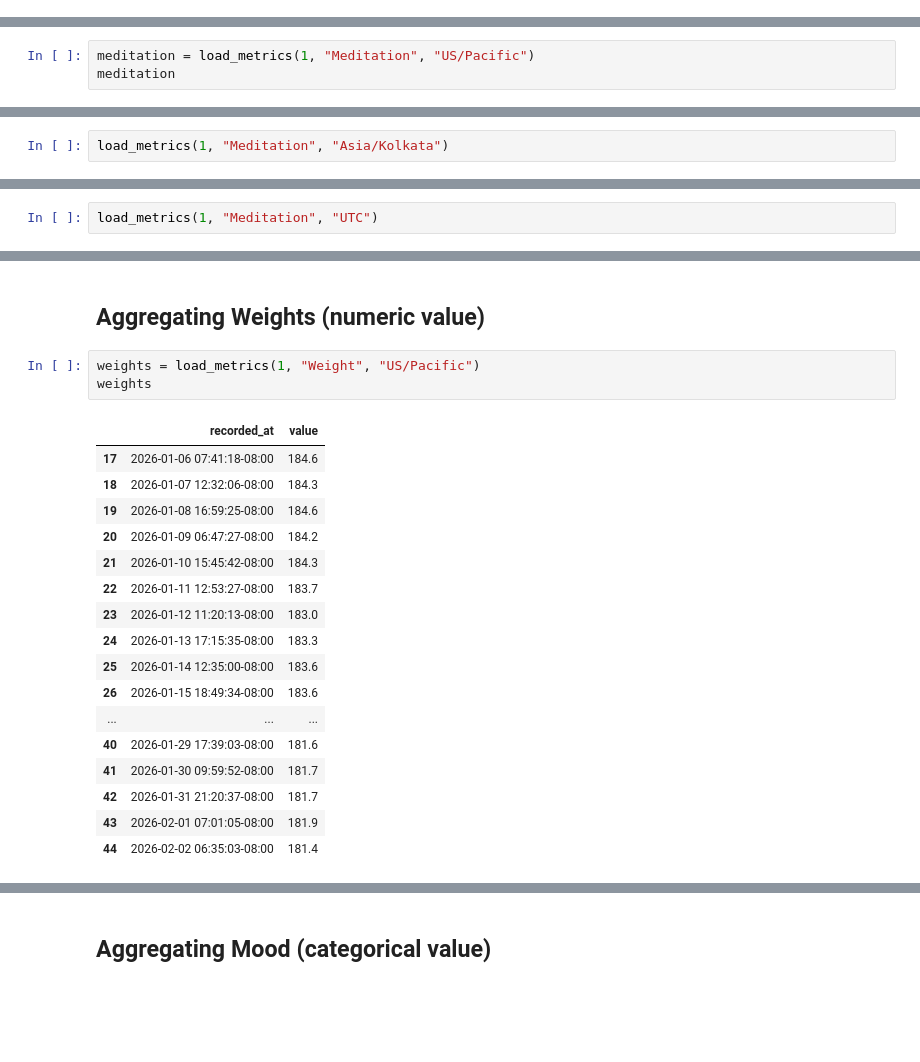
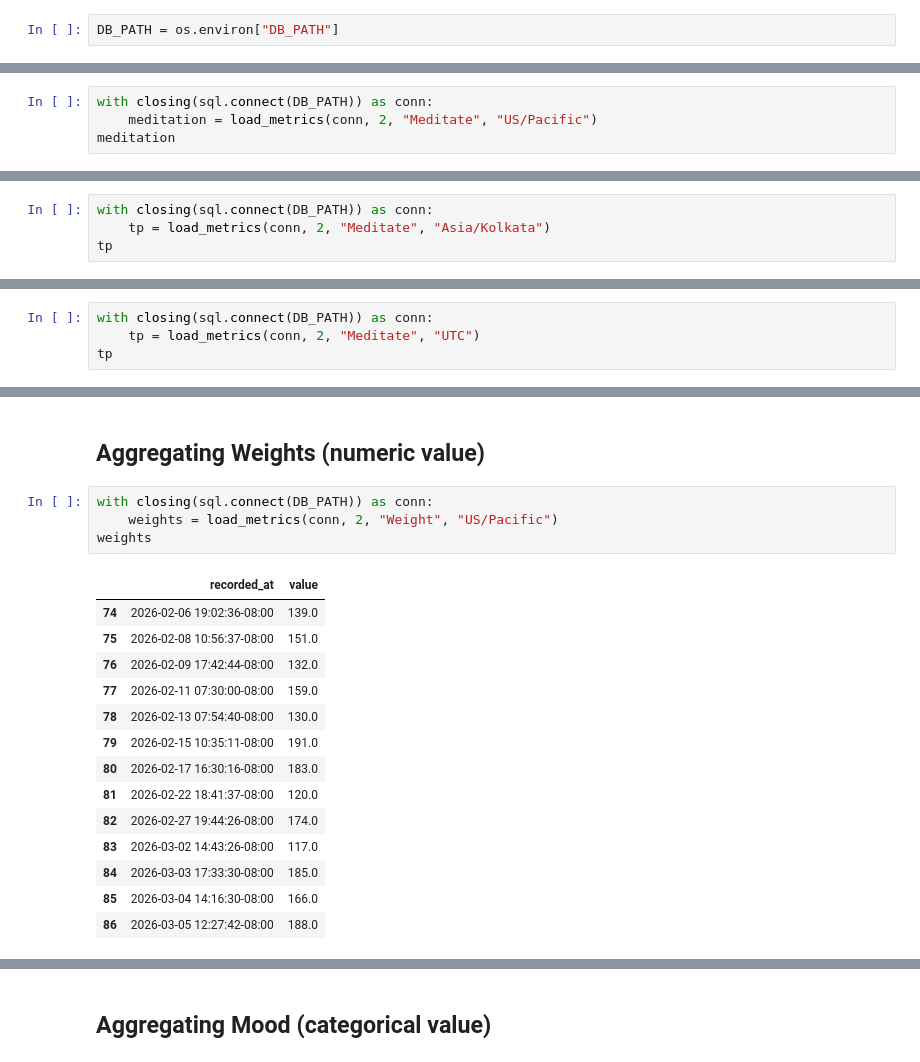
Before and after one commit to avilay/metrics-tracker, a Jupyter notebook: design/mockups/db/analysis.ipynb, the cells around one changed output, grey strips where cells are left out. Cells and saved outputs as stored; diff of their text form; blank space fills up the shorter version.

```diff
--- a/design/mockups/db/analysis.ipynb
+++ b/design/mockups/db/analysis.ipynb
@@ -5,7 +13,10 @@ import pandas as pd
+# %%
+DB_PATH = os.environ["DB_PATH"]
 # %% [markdown]
 ## Aggregating Meditation (value type is none)
 # %%
-meditation = load_metrics(1, "Meditation", "US/Pacific")
+with closing(sql.connect(DB_PATH)) as conn:
+    meditation = load_metrics(conn, 2, "Meditate", "US/Pacific")
 meditation
 # %% [output]
 |  | recorded_at |
@@ -28,6 +35,8 @@ meditation
 # %% [markdown]
 Lets make sure that the datetimes returned are actually converted to a new timezone, i.e., the timestamp is kept as-is, but the timezones are changed, instead of localized or attached, where the timestamp is changed to keep the datetime as-is.
 # %%
-load_metrics(1, "Meditation", "Asia/Kolkata")
+with closing(sql.connect(DB_PATH)) as conn:
+    tp = load_metrics(conn, 2, "Meditate", "Asia/Kolkata")
+tp
 # %% [output]
 |  | recorded_at |
@@ -50,4 +55,6 @@ load_metrics(1, "Meditation", "Asia/Kolkata")
 # %%
-load_metrics(1, "Meditation", "UTC")
+with closing(sql.connect(DB_PATH)) as conn:
+    tp = load_metrics(conn, 2, "Meditate", "UTC")
+tp
 # %% [output]
 |  | recorded_at |
@@ -132,26 +135,24 @@ DatetimeIndex(['2026-01-11 00:00:00-08:00', '2026-01-18 00:00:00-08:00',
 # %% [markdown]
 ## Aggregating Weights (numeric value)
 # %%
-weights = load_metrics(1, "Weight", "US/Pacific")
+with closing(sql.connect(DB_PATH)) as conn:
+    weights = load_metrics(conn, 2, "Weight", "US/Pacific")
 weights
 # %% [output]
 |  | recorded_at | value |
-| 17 | 2026-01-06 07:41:18-08:00 | 184.6 |
-| 18 | 2026-01-07 12:32:06-08:00 | 184.3 |
-| 19 | 2026-01-08 16:59:25-08:00 | 184.6 |
-| 20 | 2026-01-09 06:47:27-08:00 | 184.2 |
-| 21 | 2026-01-10 15:45:42-08:00 | 184.3 |
-| 22 | 2026-01-11 12:53:27-08:00 | 183.7 |
-| 23 | 2026-01-12 11:20:13-08:00 | 183.0 |
-| 24 | 2026-01-13 17:15:35-08:00 | 183.3 |
-| 25 | 2026-01-14 12:35:00-08:00 | 183.6 |
-| 26 | 2026-01-15 18:49:34-08:00 | 183.6 |
-| ... | ... | ... |
-| 40 | 2026-01-29 17:39:03-08:00 | 181.6 |
-| 41 | 2026-01-30 09:59:52-08:00 | 181.7 |
-| 42 | 2026-01-31 21:20:37-08:00 | 181.7 |
-| 43 | 2026-02-01 07:01:05-08:00 | 181.9 |
-| 44 | 2026-02-02 06:35:03-08:00 | 181.4 |
+| 74 | 2026-02-06 19:02:36-08:00 | 139.0 |
+| 75 | 2026-02-08 10:56:37-08:00 | 151.0 |
+| 76 | 2026-02-09 17:42:44-08:00 | 132.0 |
+| 77 | 2026-02-11 07:30:00-08:00 | 159.0 |
+| 78 | 2026-02-13 07:54:40-08:00 | 130.0 |
+| 79 | 2026-02-15 10:35:11-08:00 | 191.0 |
+| 80 | 2026-02-17 16:30:16-08:00 | 183.0 |
+| 81 | 2026-02-22 18:41:37-08:00 | 120.0 |
+| 82 | 2026-02-27 19:44:26-08:00 | 174.0 |
+| 83 | 2026-03-02 14:43:26-08:00 | 117.0 |
+| 84 | 2026-03-03 17:33:30-08:00 | 185.0 |
+| 85 | 2026-03-04 14:16:30-08:00 | 166.0 |
+| 86 | 2026-03-05 12:27:42-08:00 | 188.0 |
 # %%
 # Unlike meditation groups, this one is a dataframe because there was at least one additional column
 # apart from recorded_at
```
Also changed, not shown: parts of 31 cells of this notebook, 15 other files.
